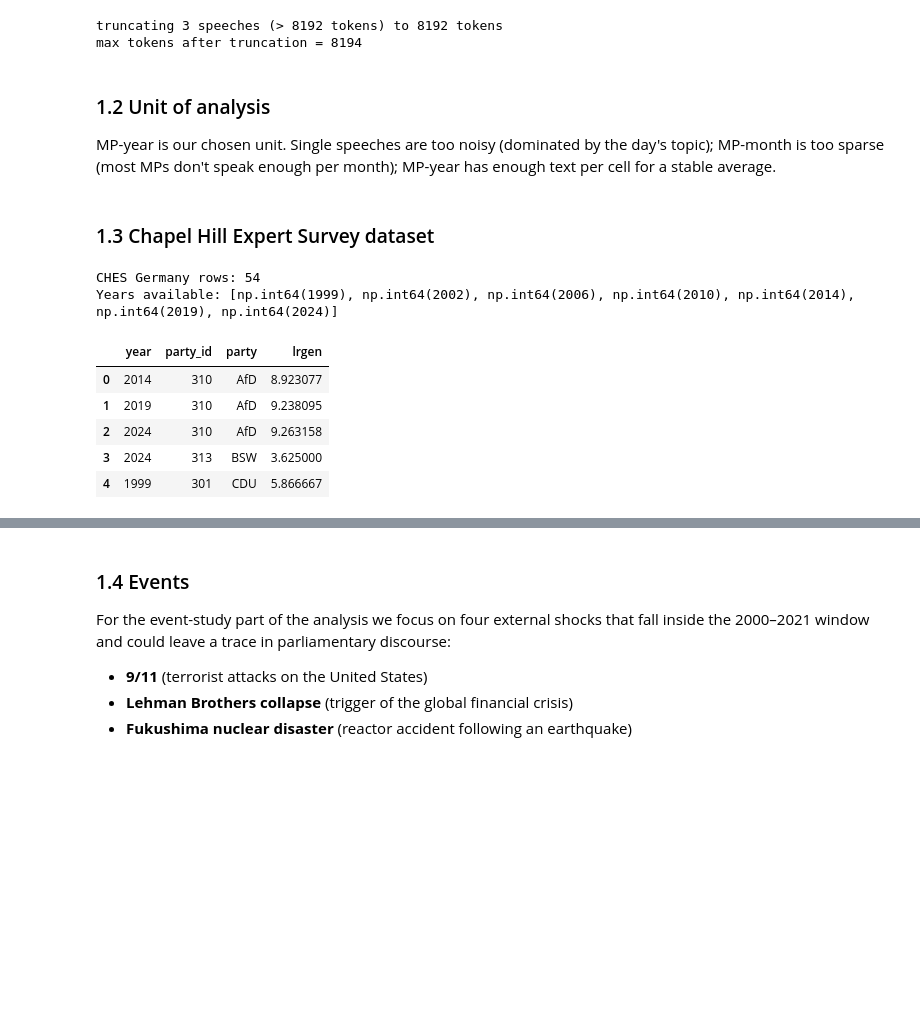
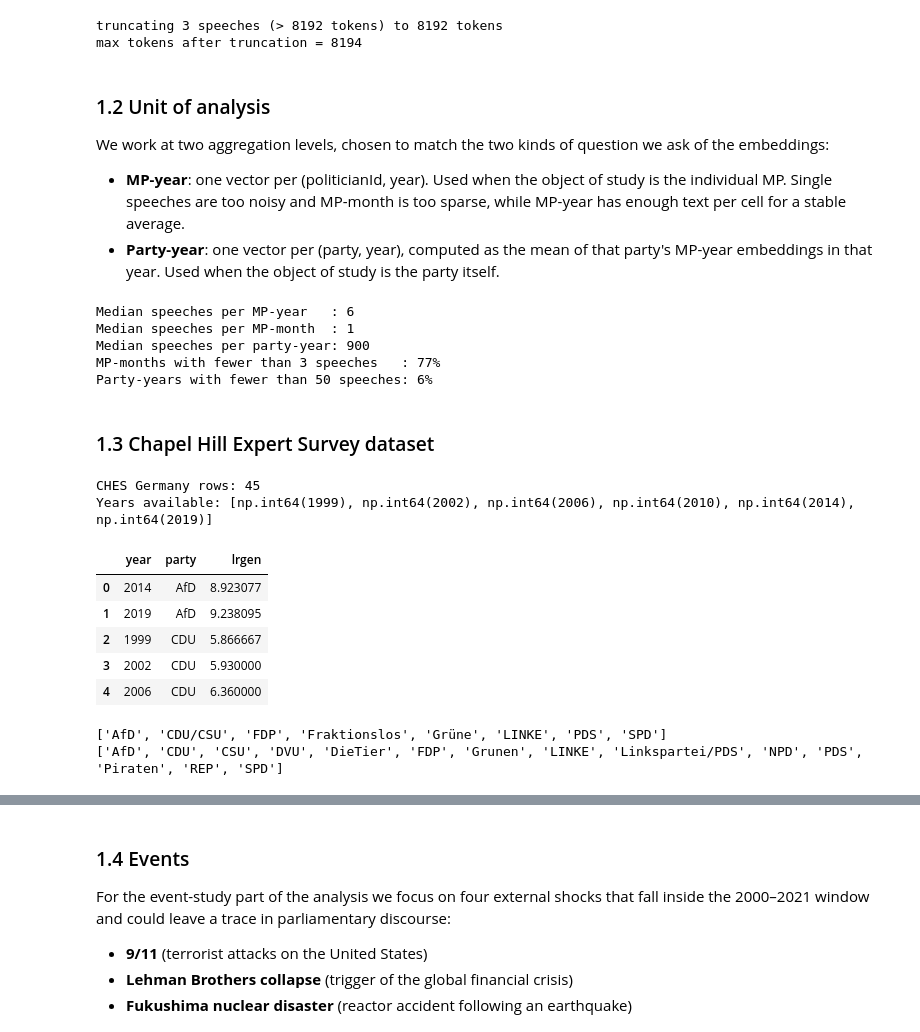
Before and after one commit to BerHarDanVoe/parliament-embeddings, a Jupyter notebook: notebooks/01_data_cleaning.ipynb, the cells around one changed output, grey strips where cells are left out. Cells and saved outputs as stored; diff of their text form; code cells hidden in the pictures; blank space fills up the shorter version.

```diff
--- a/notebooks/01_data_cleaning.ipynb
+++ b/notebooks/01_data_cleaning.ipynb
@@ -328,32 +328,52 @@ speeches["year_month"] = speeches["date"].dt.to_period("M").astype(str)
 # %% [markdown]
 ### 1.2 Unit of analysis
 
-MP-year is our chosen unit. Single speeches are too noisy (dominated by the day's topic); MP-month is too sparse (most MPs don't speak enough per month); MP-year has enough text per cell for a stable average.
+We work at two aggregation levels, chosen to match the two kinds of question we ask of the embeddings:
+
+- **MP-year**: one vector per (politicianId, year). Used when the object of study is the individual MP. Single speeches are too noisy and MP-month is too sparse, while MP-year has enough text per cell for a stable average.
+- **Party-year**: one vector per (party, year), computed as the mean of that party's MP-year embeddings in that year. Used when the object of study is the party itself.
 # %%
 # How much text lands in each cell under each candidate unit?
-per_mp_year  = speeches.groupby(["politicianId", "year"]).size()
-per_mp_month = speeches.groupby(["politicianId", "year_month"]).size()
+per_mp_year    = speeches.groupby(["politicianId", "year"]).size()
+per_mp_month   = speeches.groupby(["politicianId", "year_month"]).size()
+per_party_year = speeches.groupby(["party", "year"]).size()
 
-print(f"Median speeches per MP-year : {per_mp_year.median():.0f}")
-print(f"Median speeches per MP-month: {per_mp_month.median():.0f}")
-print(f"MP-months with fewer than 3 speeches: {(per_mp_month < 3).mean():.0%}")
+print(f"Median speeches per MP-year   : {per_mp_year.median():.0f}")
+print(f"Median speeches per MP-month  : {per_mp_month.median():.0f}")
+print(f"Median speeches per party-year: {per_party_year.median():.0f}")
+print(f"MP-months with fewer than 3 speeches   : {(per_mp_month < 3).mean():.0%}")
+print(f"Party-years with fewer than 50 speeches: {(per_party_year < 50).mean():.0%}")
+# %% [output]
+Median speeches per MP-year   : 6
+Median speeches per MP-month  : 1
+Median speeches per party-year: 900
+MP-months with fewer than 3 speeches   : 77%
+Party-years with fewer than 50 speeches: 6%
 # %% [markdown]
 ### 1.3 Chapel Hill Expert Survey dataset
 # %%
-ches_de = ches[ches["country"] == 3].copy()
+# Filter for Germany (country == 3) and years 1999-2020, keeping only the three variables we are interested in
+ches_de = ches[(ches["country"] == 3) & (ches["year"].between(1999, 2020))].copy()
 
-CHES_COLS = ["year", "party_id", "party", "lrgen"]
+CHES_COLS = ["year", "party", "lrgen"]
 ches_de = ches_de[CHES_COLS].sort_values(["party", "year"]).reset_index(drop=True)
 
 print(f"CHES Germany rows: {len(ches_de)}")
 print(f"Years available: {sorted(ches_de['year'].unique())}")
 ches_de.head()
 # %% [output]
-CHES Germany rows: 54
-Years available: [np.int64(1999), np.int64(2002), np.int64(2006), np.int64(2010), np.int64(2014), np.int64(2019), np.int64(2024)]
+CHES Germany rows: 45
+Years available: [np.int64(1999), np.int64(2002), np.int64(2006), np.int64(2010), np.int64(2014), np.int64(2019)]
-|  | year | party_id | party | lrgen |
-| 0 | 2014 | 310 | AfD | 8.923077 |
-| 1 | 2019 | 310 | AfD | 9.238095 |
-| 2 | 2024 | 310 | AfD | 9.263158 |
-| 3 | 2024 | 313 | BSW | 3.625000 |
-| 4 | 1999 | 301 | CDU | 5.866667 |
+|  | year | party | lrgen |
+| 0 | 2014 | AfD | 8.923077 |
+| 1 | 2019 | AfD | 9.238095 |
+| 2 | 1999 | CDU | 5.866667 |
+| 3 | 2002 | CDU | 5.930000 |
+| 4 | 2006 | CDU | 6.360000 |
+# %%
+# Before harmonising, we check that the CHES party names align with the speeches dataset
+print(sorted(list(speeches.party.unique())))
+print(sorted(list(ches_de.party.unique())))
+# %% [output]
+['AfD', 'CDU/CSU', 'FDP', 'Fraktionslos', 'Grüne', 'LINKE', 'PDS', 'SPD']
+['AfD', 'CDU', 'CSU', 'DVU', 'DieTier', 'FDP', 'Grunen', 'LINKE', 'Linkspartei/PDS', 'NPD', 'PDS', 'Piraten', 'REP', 'SPD']
```
Also changed, not shown: parts of 2 cells of this notebook, 1 other file.
